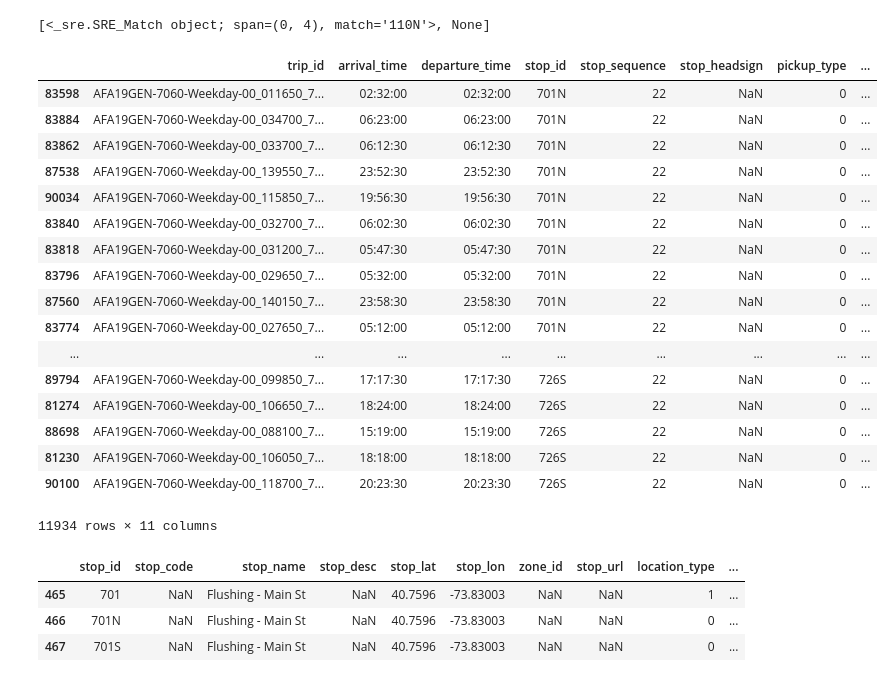
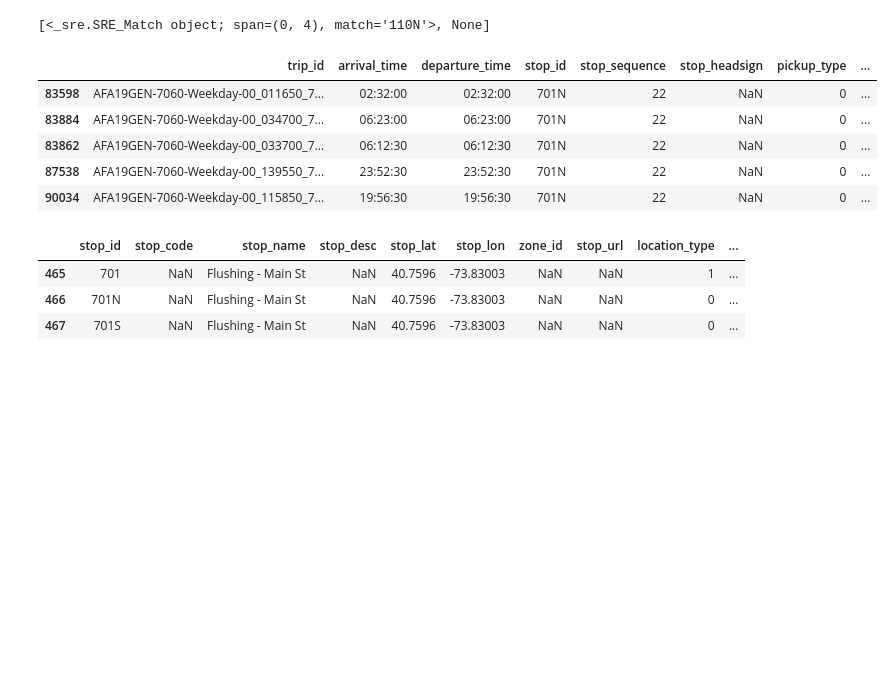
Before and after one commit to tsdataclinic/mta, a Jupyter notebook: notebooks/network/GTFS_Elevator_map.ipynb, the cells around one changed output. Drawn from its saved outputs; the diff is of its cells as text; code cells hidden in the pictures; blank space fills up the shorter version.

```diff
--- a/notebooks/network/GTFS_Elevator_map.ipynb
+++ b/notebooks/network/GTFS_Elevator_map.ipynb
@@ -291,26 +297,14 @@ ee.head()
 # %% [output]
 [<_sre.SRE_Match object; span=(0, 4), match='110N'>, None]
 # %%
-weekday[weekday.stop_id.str.startswith('7')].sort_values('stop_id')
+weekday[weekday.stop_id.str.startswith('7')].sort_values('stop_id').head()
 # %% [output]
 |  | trip_id | arrival_time | departure_time | stop_id | stop_sequence | stop_headsign | pickup_type | ... |
 | 83598 | AFA19GEN-7060-Weekday-00_011650_7... | 02:32:00 | 02:32:00 | 701N | 22 | NaN | 0 | ... |
 | 83884 | AFA19GEN-7060-Weekday-00_034700_7... | 06:23:00 | 06:23:00 | 701N | 22 | NaN | 0 | ... |
 | 83862 | AFA19GEN-7060-Weekday-00_033700_7... | 06:12:30 | 06:12:30 | 701N | 22 | NaN | 0 | ... |
 | 87538 | AFA19GEN-7060-Weekday-00_139550_7... | 23:52:30 | 23:52:30 | 701N | 22 | NaN | 0 | ... |
 | 90034 | AFA19GEN-7060-Weekday-00_115850_7... | 19:56:30 | 19:56:30 | 701N | 22 | NaN | 0 | ... |
-| 83840 | AFA19GEN-7060-Weekday-00_032700_7... | 06:02:30 | 06:02:30 | 701N | 22 | NaN | 0 | ... |
-| 83818 | AFA19GEN-7060-Weekday-00_031200_7... | 05:47:30 | 05:47:30 | 701N | 22 | NaN | 0 | ... |
-| 83796 | AFA19GEN-7060-Weekday-00_029650_7... | 05:32:00 | 05:32:00 | 701N | 22 | NaN | 0 | ... |
-| 87560 | AFA19GEN-7060-Weekday-00_140150_7... | 23:58:30 | 23:58:30 | 701N | 22 | NaN | 0 | ... |
-| 83774 | AFA19GEN-7060-Weekday-00_027650_7... | 05:12:00 | 05:12:00 | 701N | 22 | NaN | 0 | ... |
-| ... | ... | ... | ... | ... | ... | ... | ... | ... |
-| 89794 | AFA19GEN-7060-Weekday-00_099850_7... | 17:17:30 | 17:17:30 | 726S | 22 | NaN | 0 | ... |
-| 81274 | AFA19GEN-7060-Weekday-00_106650_7... | 18:24:00 | 18:24:00 | 726S | 22 | NaN | 0 | ... |
-| 88698 | AFA19GEN-7060-Weekday-00_088100_7... | 15:19:00 | 15:19:00 | 726S | 22 | NaN | 0 | ... |
-| 81230 | AFA19GEN-7060-Weekday-00_106050_7... | 18:18:00 | 18:18:00 | 726S | 22 | NaN | 0 | ... |
-| 90100 | AFA19GEN-7060-Weekday-00_118700_7... | 20:23:30 | 20:23:30 | 726S | 22 | NaN | 0 | ... |
-11934 rows × 11 columns
 # %%
 stops_new[stops_new.stop_id.str.contains('701')]
 # %% [output]
```
Also changed, not shown: parts of 24 cells of this notebook, 4 other files.
